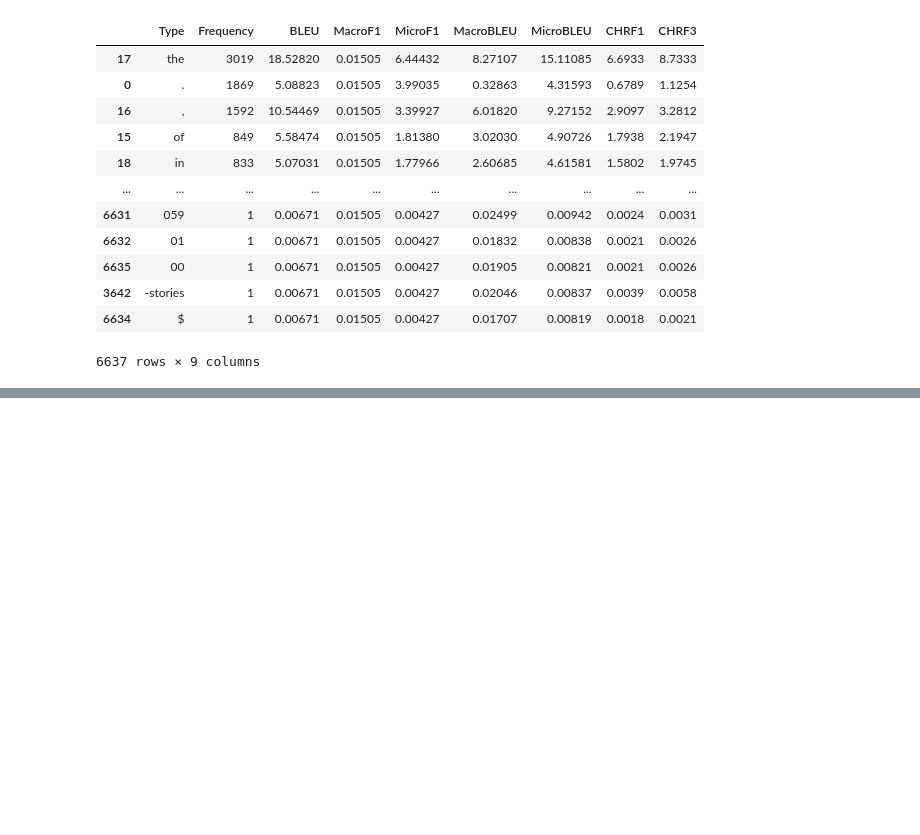
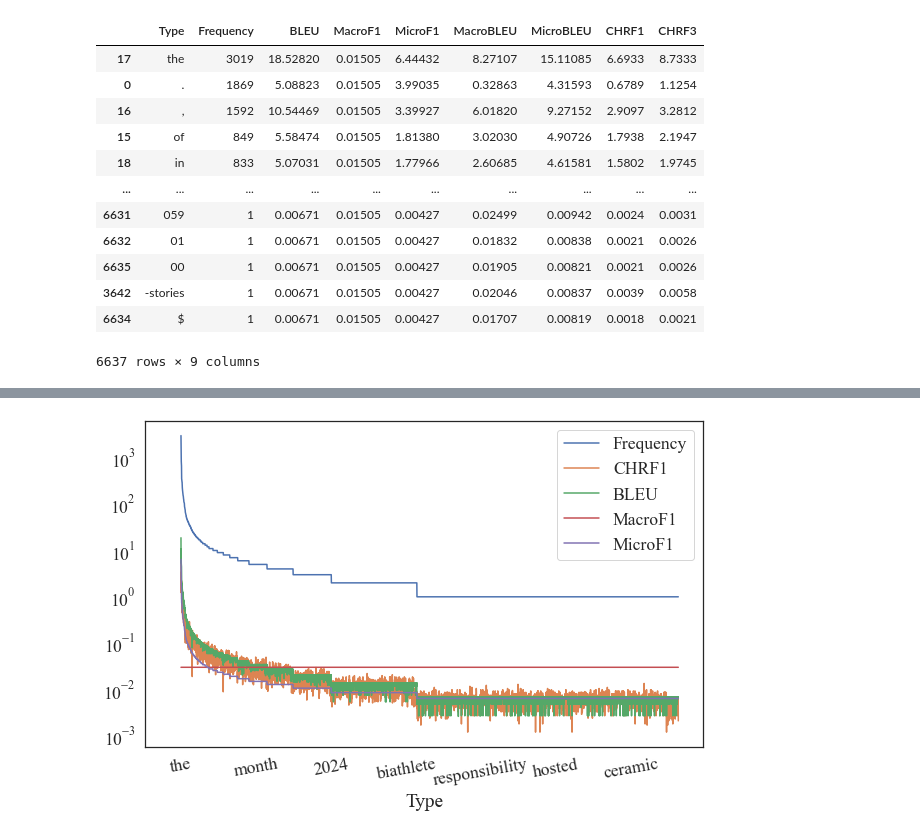
Before and after one commit to thammegowda/007-mt-eval-macro, a Jupyter notebook: justifs/bleu-damage-viz/viz.ipynb, the cells around one changed output, grey strips where cells are left out. Saved outputs shown, nothing was run; the diff lists cells and outputs as text; code cells hidden in the pictures; blank space fills up the shorter version.

```diff
--- a/justifs/bleu-damage-viz/viz.ipynb
+++ b/justifs/bleu-damage-viz/viz.ipynb
@@ -143,7 +161,0 @@ plt.savefig('bleu-chrf-macro-micro-damage.pdf')
-# %%
-from scipy.interpolate import interp1d
-damage_smooth = damage.copy()
-for col in ['BLEU', 'CHRF1', ]:
-    damage_smooth[col] = interp1d(damage_smooth.index, damage_smooth[col], kind='')(damage_smooth[col])
-
-damage_smooth.plot(x='Type', y=['Frequency', 'BLEU', 'CHRF1'], logy=True)
@@ -152,0 +168,4 @@ damage_smooth.plot(x='Type', y=['Frequency', 'BLEU', 'CHRF1'], logy=True)
+# %%
+scores = pd.read_table('swapin-damage-lengthmatch.tsv', quoting=3, index_col=False)
+scores = scores.rename(columns={'bleu':'BLEU', 'macrof':'MacroF1', 'microf':'MicroF1'})
+scores
@@ -152,0 +186,10 @@ damage_smooth.plot(x='Type', y=['Frequency', 'BLEU', 'CHRF1'], logy=True)
+# %%
+columns = 'BLEU MacroF1 MicroF1 CHRF1 CHRF3'.split()
+scores = scores.sort_values(by=['Frequency', 'Type'], ascending=False)
+damage = scores.copy()
+damage['CHRF1'] = 100 * damage['CHRF1']
+damage['CHRF3'] = 100 * damage['CHRF3']
+for col in columns:
+    damage[col] = 100 - damage[col]
+damage_swapin = damage
+damage
@@ -152,0 +210,10 @@ damage_smooth.plot(x='Type', y=['Frequency', 'BLEU', 'CHRF1'], logy=True)
+# %%
+sns.set(font="Times New Roman", style='white',font_scale=1.6)
+damage.plot(x='Type', y=['Frequency', 'CHRF1', 'BLEU', 'MacroF1', 'MicroF1'], logy=True, figsize=(10, 6))
+plt.xticks(rotation=10)
+x0, x1, y0, y1 = plt.axis()
+margin_x = 0.02 * (x1- x0)
+plt.axis((x0 - margin_x, x1, y0, y1))
+plt.savefig('bleu-chrf-macro-micro-swapin-lenmatch.pdf')
+# %% [output]
+[figure, added]
```
Also changed, not shown: parts of 11 cells of this notebook, 8 other files.
